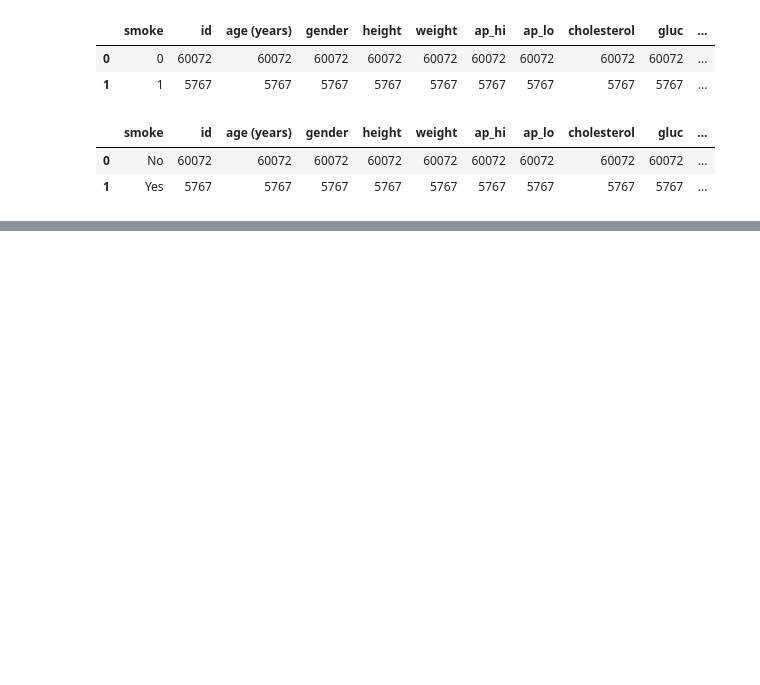
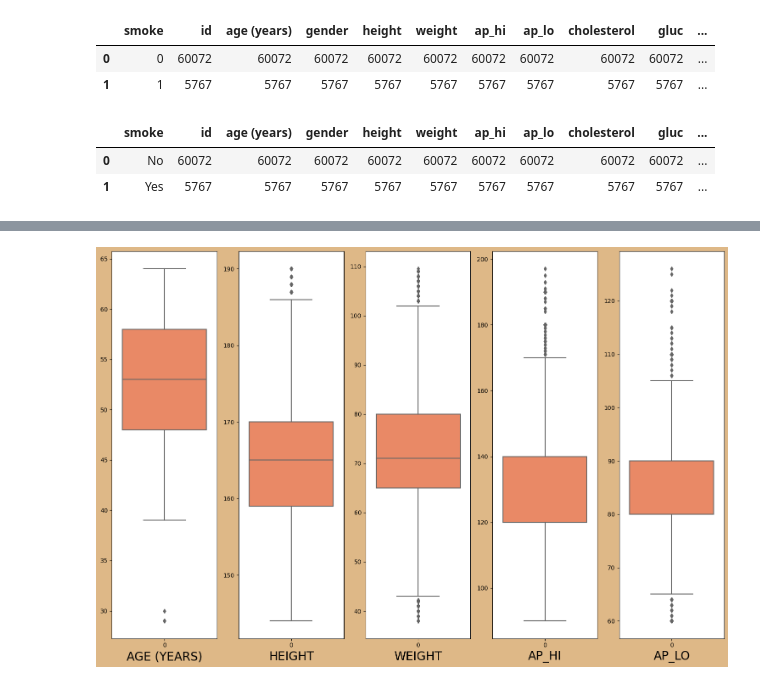
Before and after one commit to JGILINGER7/heart_disease_risk, a Jupyter notebook: Jacob/visualizations.ipynb, the cells around one changed output, grey strips where cells are left out. Saved outputs shown, nothing was run; the diff lists cells and outputs as text; code cells hidden in the pictures; blank space fills up the shorter version.

```diff
--- a/Jacob/visualizations.ipynb
+++ b/Jacob/visualizations.ipynb
@@ -134,0 +141,17 @@ plt.show()
+# %%
+cardio_cont= heart_df[['age (years)','height','weight','ap_hi','ap_lo']]
+
+plt.figure(figsize=(15,10), facecolor='BurlyWood')
+plotnumber =1
+
+for column in cardio_cont:
+    if plotnumber<=5:
+        ax=plt.subplot(1,5,plotnumber)
+        sns.boxplot(cardio_cont[column], color='Coral')
+        plt.xlabel(column.upper(), fontsize = 20)
+
+    plotnumber+=1
+plt.tight_layout()
+plt.show()
+# %% [output]
+[figure, added]
```
Also changed, not shown: parts of 5 cells of this notebook.
